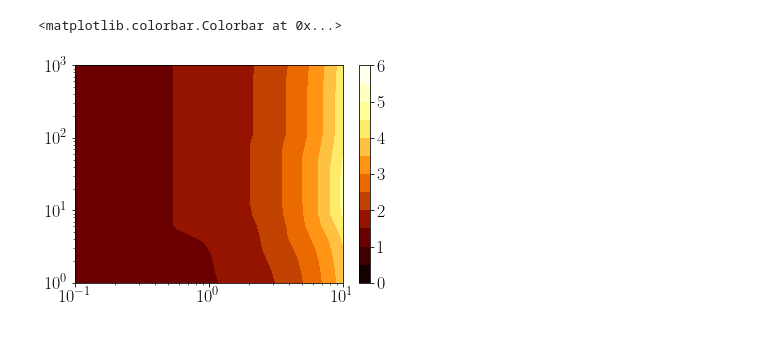
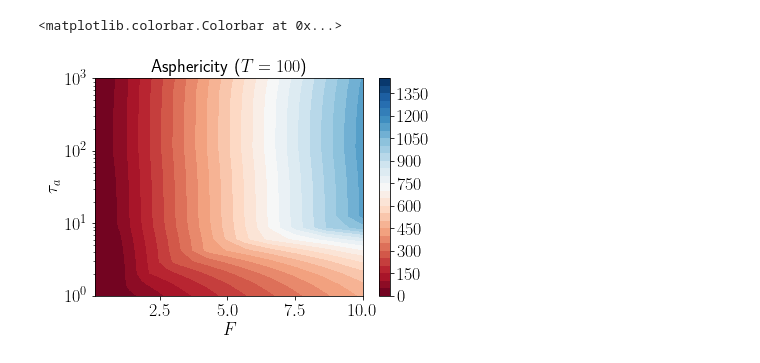
Before and after one commit to s-brahmachari/Active-noise-simulations, a Jupyter notebook: analysis_codes/plot_PD.ipynb, the cells around one changed output. Cells and saved outputs as stored; diff of their text form; code cells hidden in the pictures.

```diff
--- a/analysis_codes/plot_PD.ipynb
+++ b/analysis_codes/plot_PD.ipynb
@@ -78,15 +84,43 @@ Invalid limit will be ignored.
 # %%
+ind=4
+T0=100
+fpath='../../data/ROUSE_chainN100_confinedR0500/'
+X,Y=[],[]
+bonds=[]
+par_av=[]
+par='acyl'
+for fname in os.listdir(fpath):
+    if 'shape_descriptor' in fname:
+        row=fname.split('_')
+        T= float(row[ind].replace('T',''))
+        F=float(row[ind+1].replace('F',''))
+        Ta=float(row[ind+2].replace('Ta',''))
+        kb=float(row[ind+7].replace('kb',''))
+        Esoft=float(row[ind+3].replace('Esoft',''))
+        R0=float(row[ind+4].replace('R0',''))
+        dt=float(row[ind+8].replace('dt',''))
+
+        data_npz=np.load(fpath+fname)
+        if T==T0:
+            X.append(F)
+            Y.append(Ta)
+            par_av.append(simps(data_npz[par][1]*data_npz[par][0], data_npz[par][1]))
+
 Xi,Yi=np.meshgrid(np.logspace(-2,1,50),np.logspace(0,3,20))
 triang=tri.Triangulation(X,Y)
-interpZ=tri.LinearTriInterpolator(triang,b_av)
+interpZ=tri.LinearTriInterpolator(triang,par_av)
 Zi=interpZ(Xi,Yi)
-plt.contourf(Xi, Yi, Zi,levels=np.linspace(0,6,13),cmap='afmhot')#,alpha=0.6)
+plt.contourf(Xi, Yi, Zi,levels=np.arange(0,1500,50),cmap='RdBu')#,alpha=0.6)
         #ax.contour(Xi, Yi, Zi,colors='k',levels=levels,linewidths=0.3)
-plt.loglog()
+plt.semilogy()
 plt.xlim(0.1,10)
+plt.title('Asphericity ($T={}$)'.format(T0))
+plt.xlabel('$F$')
+plt.ylabel('$\\tau_a$')
 
 plt.colorbar()
-# plt.legend(loc='upper right')
+
+# plt.savefig('../../plots/Rouse/asphericity_T{}.png'.format(T0), dpi=300, bbox_inches='tight')
 # %% [output]
 <matplotlib.colorbar.Colorbar at 0x...>
-[figure, old version]
+[figure, new version]
```
Also changed, not shown: parts of 9 cells of this notebook, 8 other files.
